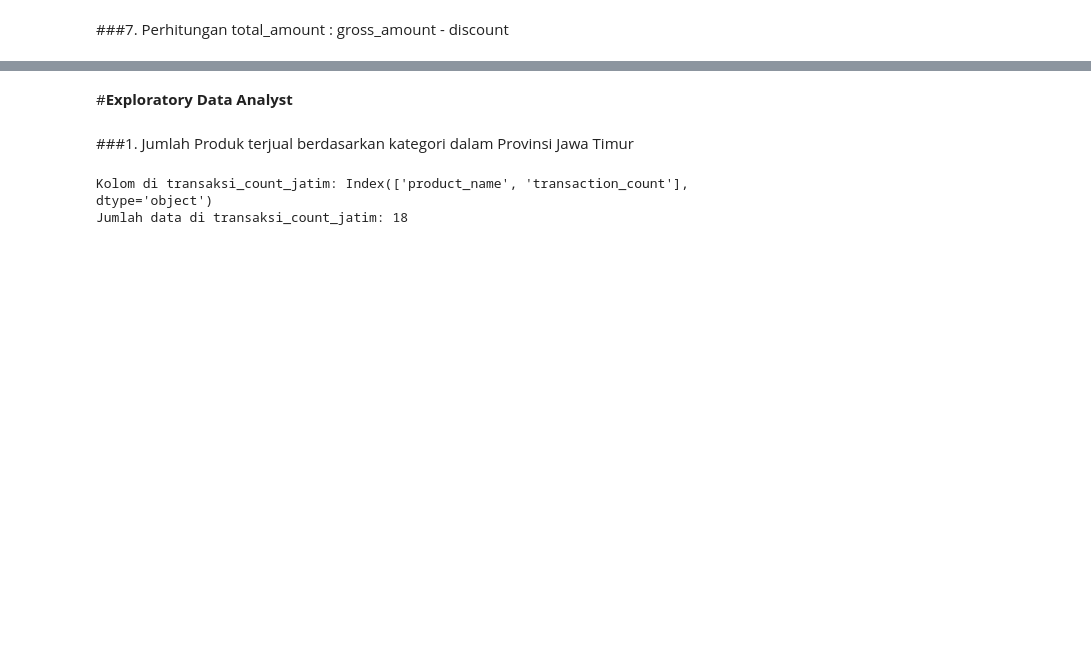
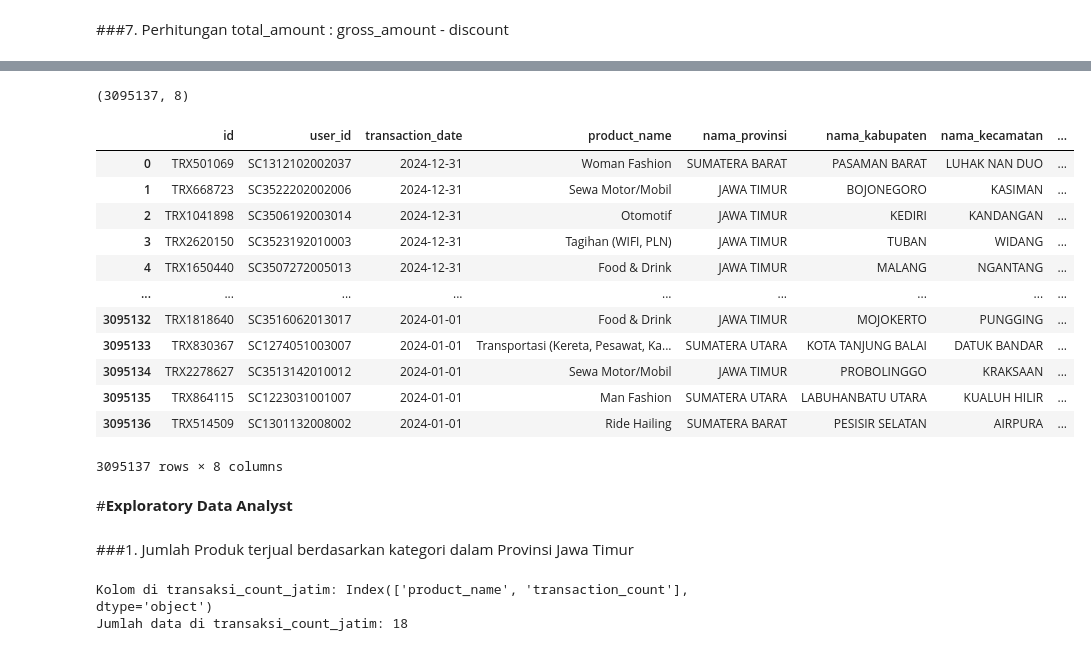
Before and after one commit to rebeccasihombing17/Regional-Product-Trends-Through-Time-Series-Forecasting, a Jupyter notebook: Implementation/Tim_8A_Python_Notebook.ipynb, the cells around one changed output, grey strips where cells are left out. Saved outputs shown, nothing was run; the diff lists cells and outputs as text; code cells hidden in the pictures; blank space fills up the shorter version.

```diff
--- a/Implementation/Tim_8A_Python_Notebook.ipynb
+++ b/Implementation/Tim_8A_Python_Notebook.ipynb
@@ -548,3 +458,27 @@ main_trx.to_gbq(destination_table='dakota_final.final_project',
+# %%
+import pandas as pd
+import matplotlib.pyplot as plt
+
+main_trx = pd.read_parquet('kaggle_upload/main_trx.parquet')
+print(main_trx.shape)
+# %% [output]
+(3095137, 8)
+# %%
+main_trx
+# %% [output]
+|  | id | user_id | transaction_date | product_name | nama_provinsi | nama_kabupaten | nama_kecamatan | ... |
+| 0 | TRX501069 | SC1312102002037 | 2024-12-31 | Woman Fashion | SUMATERA BARAT | PASAMAN BARAT | LUHAK NAN DUO | ... |
+| 1 | TRX668723 | SC3522202002006 | 2024-12-31 | Sewa Motor/Mobil | JAWA TIMUR | BOJONEGORO | KASIMAN | ... |
+| 2 | TRX1041898 | SC3506192003014 | 2024-12-31 | Otomotif | JAWA TIMUR | KEDIRI | KANDANGAN | ... |
+| 3 | TRX2620150 | SC3523192010003 | 2024-12-31 | Tagihan (WIFI, PLN) | JAWA TIMUR | TUBAN | WIDANG | ... |
+| 4 | TRX1650440 | SC3507272005013 | 2024-12-31 | Food & Drink | JAWA TIMUR | MALANG | NGANTANG | ... |
+| ... | ... | ... | ... | ... | ... | ... | ... | ... |
+| 3095132 | TRX1818640 | SC3516062013017 | 2024-01-01 | Food & Drink | JAWA TIMUR | MOJOKERTO | PUNGGING | ... |
+| 3095133 | TRX830367 | SC1274051003007 | 2024-01-01 | Transportasi (Kereta, Pesawat, Ka... | SUMATERA UTARA | KOTA TANJUNG BALAI | DATUK BANDAR | ... |
+| 3095134 | TRX2278627 | SC3513142010012 | 2024-01-01 | Sewa Motor/Mobil | JAWA TIMUR | PROBOLINGGO | KRAKSAAN | ... |
+| 3095135 | TRX864115 | SC1223031001007 | 2024-01-01 | Man Fashion | SUMATERA UTARA | LABUHANBATU UTARA | KUALUH HILIR | ... |
+| 3095136 | TRX514509 | SC1301132008002 | 2024-01-01 | Ride Hailing | SUMATERA BARAT | PESISIR SELATAN | AIRPURA | ... |
+3095137 rows × 8 columns
 # %% [markdown]
 #**Exploratory Data Analyst**
 # %% [markdown]
```
Also changed, not shown: parts of 104 cells of this notebook.
